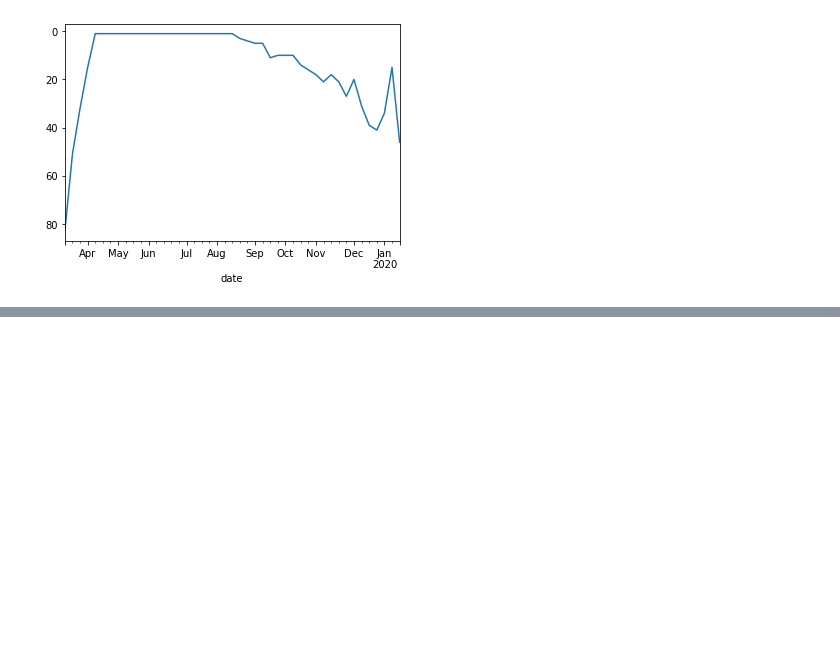
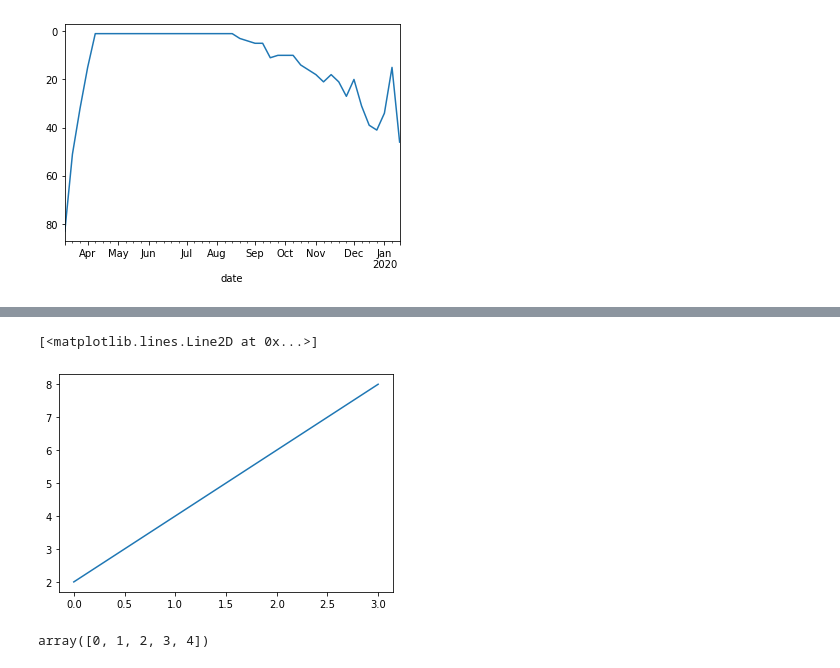
Before and after one commit to gagankaul/pandas-prac, a Jupyter notebook: pandas_prac.ipynb, the cells around one changed output, grey strips where cells are left out. Saved outputs shown, nothing was run; the diff lists cells and outputs as text; code cells hidden in the pictures; blank space fills up the shorter version.

```diff
--- a/pandas_prac.ipynb
+++ b/pandas_prac.ipynb
@@ -2579,0 +2440,14 @@ p.invert_yaxis()
+# %%
+plt.plot([2,4,6,8])
+
+#Note: x values are optional and default to range(len(y))
+# %% [output]
+[<matplotlib.lines.Line2D at 0x...>]
+[figure, added]
+# %%
+import numpy as np
+
+nums = np.arange(5)
+nums
+# %% [output]
+array([0, 1, 2, 3, 4])
```
Also changed, not shown: parts of 74 cells of this notebook.
